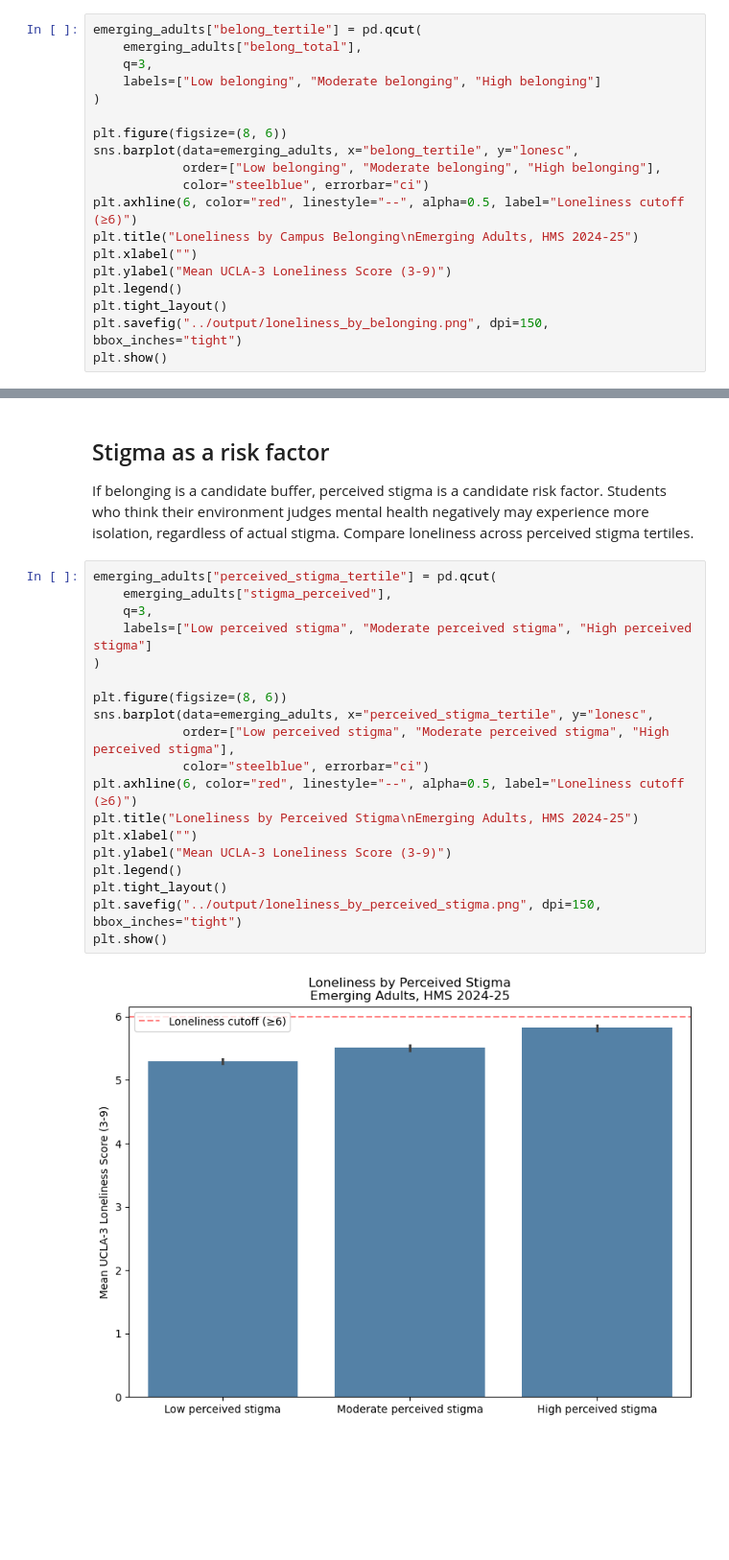
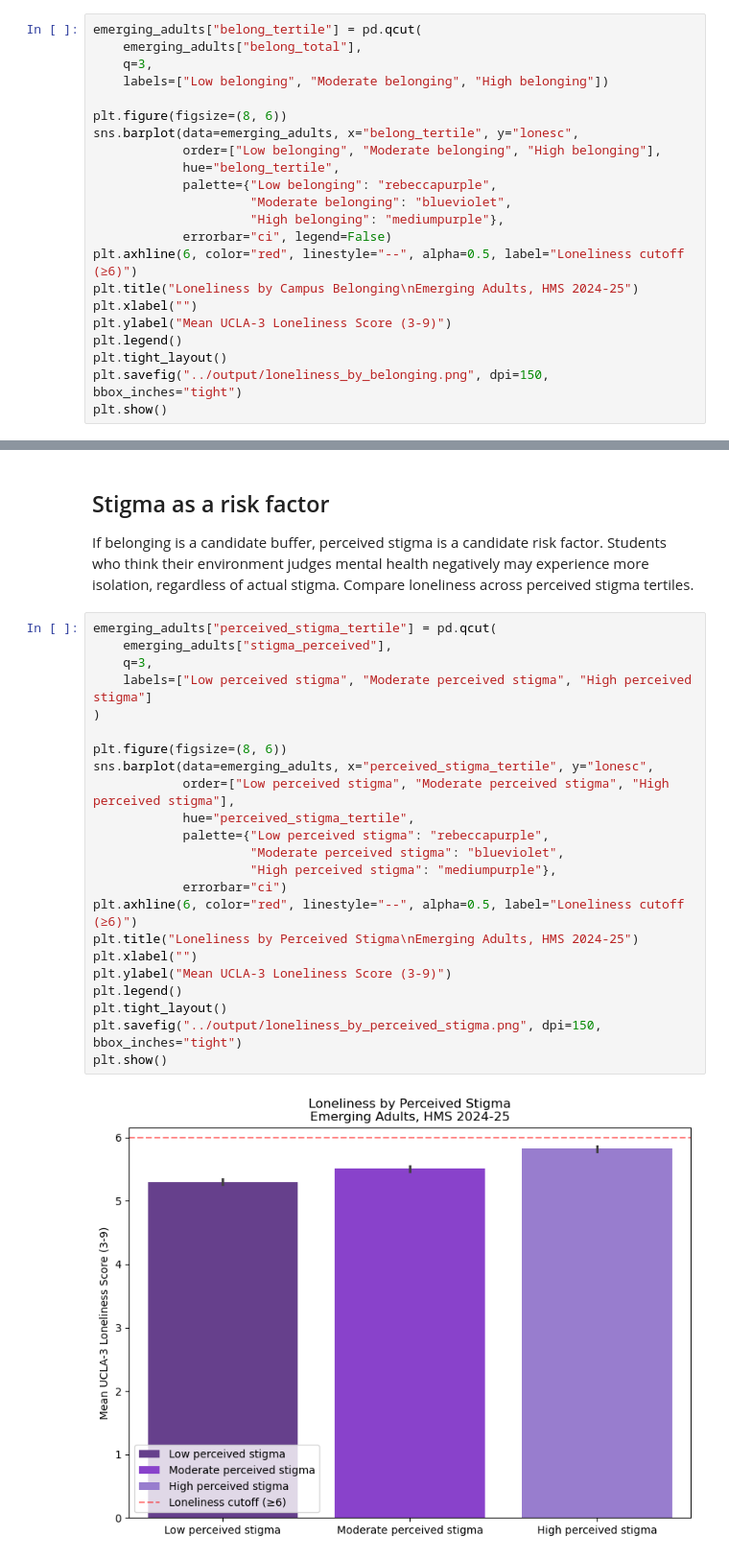
Before and after one commit to emilyjgarrard28/healthy-minds-loneliness, a Jupyter notebook: code/02_analysis.ipynb, the cells around one changed output, grey strips where cells are left out. Shown: that part at 96% size. Cells and saved outputs as stored; diff of their text form; blank space fills up the shorter version.

```diff
--- a/code/02_analysis.ipynb
+++ b/code/02_analysis.ipynb
@@ -130,13 +175,16 @@ loneliness across them.
 emerging_adults["belong_tertile"] = pd.qcut(
     emerging_adults["belong_total"],
     q=3,
-    labels=["Low belonging", "Moderate belonging", "High belonging"]
-)
+    labels=["Low belonging", "Moderate belonging", "High belonging"])
 
 plt.figure(figsize=(8, 6))
 sns.barplot(data=emerging_adults, x="belong_tertile", y="lonesc",
             order=["Low belonging", "Moderate belonging", "High belonging"],
-            color="steelblue", errorbar="ci")
+            hue="belong_tertile",
+            palette={"Low belonging": "rebeccapurple",
+                     "Moderate belonging": "blueviolet",
+                     "High belonging": "mediumpurple"},
+            errorbar="ci", legend=False)
 plt.axhline(6, color="red", linestyle="--", alpha=0.5, label="Loneliness cutoff (≥6)")
 plt.title("Loneliness by Campus Belonging\nEmerging Adults, HMS 2024-25")
 plt.xlabel("")
@@ -157,22 +205,26 @@ across perceived stigma tertiles.
 # %%
 emerging_adults["perceived_stigma_tertile"] = pd.qcut(
     emerging_adults["stigma_perceived"],
     q=3,
     labels=["Low perceived stigma", "Moderate perceived stigma", "High perceived stigma"]
 )
 
 plt.figure(figsize=(8, 6))
 sns.barplot(data=emerging_adults, x="perceived_stigma_tertile", y="lonesc",
             order=["Low perceived stigma", "Moderate perceived stigma", "High perceived stigma"],
-            color="steelblue", errorbar="ci")
+            hue="perceived_stigma_tertile",
+            palette={"Low perceived stigma": "rebeccapurple",
+                     "Moderate perceived stigma": "blueviolet",
+                     "High perceived stigma": "mediumpurple"},
+            errorbar="ci")
 plt.axhline(6, color="red", linestyle="--", alpha=0.5, label="Loneliness cutoff (≥6)")
 plt.title("Loneliness by Perceived Stigma\nEmerging Adults, HMS 2024-25")
 plt.xlabel("")
 plt.ylabel("Mean UCLA-3 Loneliness Score (3-9)")
 plt.legend()
 plt.tight_layout()
 plt.savefig("../output/loneliness_by_perceived_stigma.png", dpi=150, bbox_inches="tight")
 plt.show()
 # %% [output]
-[figure, old version]
+[figure, new version]
 # %% [markdown]
```
Also changed, not shown: parts of 21 cells of this notebook, 13 other files.
